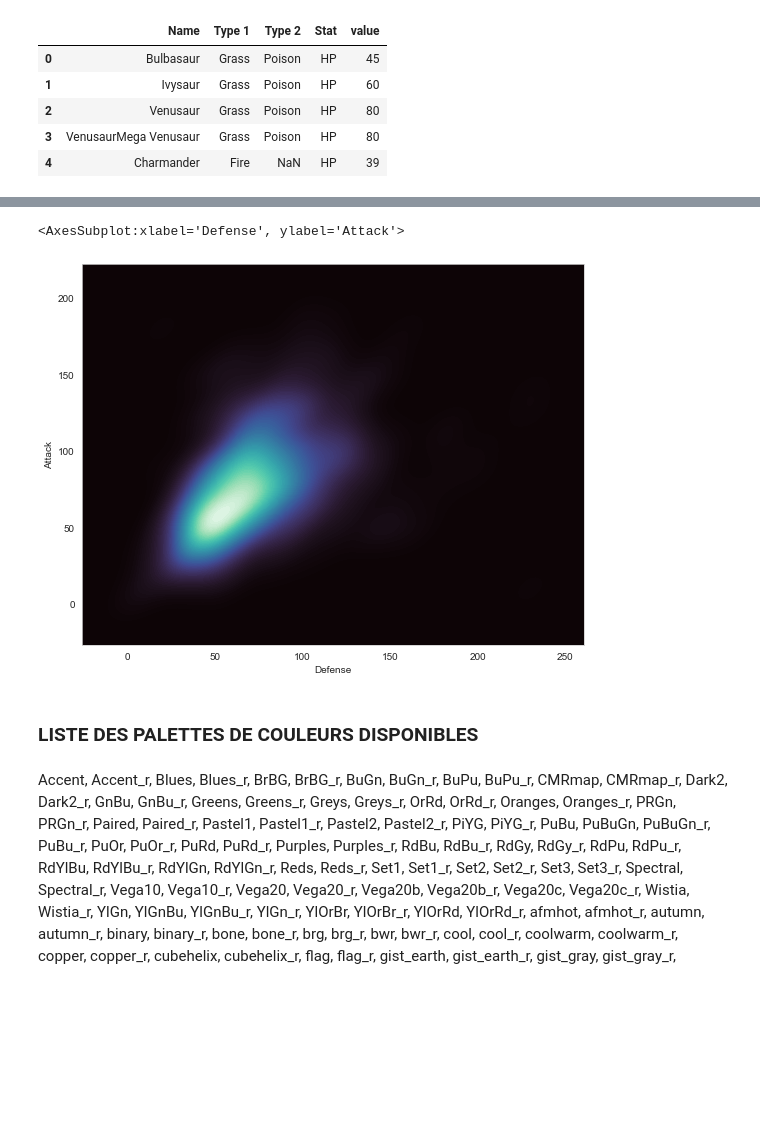
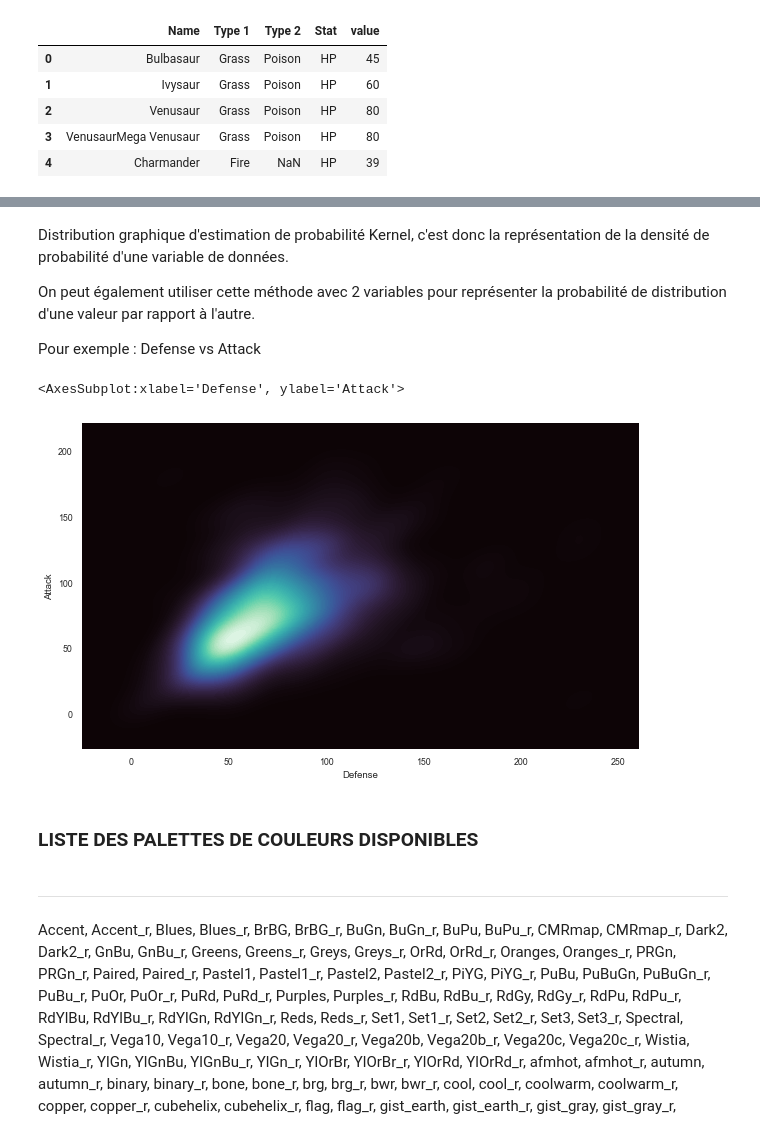
Before and after one commit to Nanogath/DemoSeaborn, a Jupyter notebook: Demo_Seaborn_Pokemon.ipynb, the cells around one changed output, grey strips where cells are left out. Saved outputs shown, nothing was run; the diff lists cells and outputs as text; code cells hidden in the pictures; blank space fills up the shorter version.

```diff
--- a/Demo_Seaborn_Pokemon.ipynb
+++ b/Demo_Seaborn_Pokemon.ipynb
@@ -161,12 +174,15 @@ pkmn_type_colors = ['#78C850',  # Grass
                     '#7038F8',  # Dragon
                    ]
 # %%
-plt.figure(figsize=[14,9])
+plt.figure(figsize = [14,9])
+sns.set_context('paper')
 
 # Violin plot avec palette de couleurs
-# Appelle de la fonction pkmn_type_colors
-sns.violinplot(x='Type 1', y='Attack', data=df,
-               palette=pkmn_type_colors)
+sns.violinplot(
+    x = 'Type 1', y = 'Attack', data = df,
+    # Appelle de la fonction pkmn_type_colors
+    palette = pkmn_type_colors
+)
 # %% [output]
 <AxesSubplot:xlabel='Type 1', ylabel='Attack'>
 [figure]
@@ -175,9 +192,16 @@ sns.violinplot(x='Type 1', y='Attack', data=df,
 # %%
+sns.set_context('paper')
+
 # Violons divisés entre hue valeurs : Legendary, split = True
-ax = sns.violinplot(x='Type 1', y='Attack', data=df, hue='Legendary',
-                    split=True, inner='quart',
-                    # palette customizable rocket, coolwarm, Paired...
-                    palette=('autumn'))
+ax = sns.violinplot(
+
+    x='Type 1', y='Attack', data=df,
+    hue='Legendary',
+    split=True, inner='quart',
+    # palette customizable rocket, coolwarm, Paired...
+    palette=('autumn')
+)
+
 ax.figure.set_size_inches((14, 6))
 # %% [output]
 [figure]
@@ -212,10 +246,14 @@ melted_df.head()
 | 3 | VenusaurMega Venusaur | Grass | Poison | HP | 80 |
 | 4 | Charmander | Fire | NaN | HP | 39 |
 # %%
+sns.set_context('paper')
+
 # Swarmplot with melted_df
-ax = sns.swarmplot(x = 'Stat', y = 'value',
-                   data = melted_df,
-                   hue = 'Type 2')
+ax = sns.swarmplot(
+    x = 'Stat', y = 'value',
+    data = melted_df,
+    hue = 'Type 1',
+)
 
-ax.figure.set_size_inches((15, 8))
+ax.figure.set_size_inches((14, 9))
 # %% [output]
@@ -225,13 +265,21 @@ ax.figure.set_size_inches((15, 8))
+# %% [markdown]
+Distribution graphique d'estimation de probabilité Kernel, c'est donc la représentation de la densité de probabilité d'une variable de données.
+
+On peut également utiliser cette méthode avec 2 variables pour représenter la probabilité de distribution d'une valeur par rapport à l'autre.
+
+Pour exemple : Defense vs Attack
 # %%
-plt.figure(figsize=[9,7])
+plt.figure(figsize = [10,6])
 
 sns.kdeplot(
-    data=df, x='Defense', y='Attack',
-    fill=True, thresh=0, levels=100, cmap='mako',
+    data = df, x = 'Defense', y = 'Attack',
+    fill = True, thresh = 0, levels = 100, cmap = 'mako'
 )
 # %% [output]
 <AxesSubplot:xlabel='Defense', ylabel='Attack'>
-[figure, old version]
+[figure, new version]
 # %% [markdown]
 ### LISTE DES PALETTES DE COULEURS DISPONIBLES
+# %% [markdown]
+---
 # %% [markdown]
```
Also changed, not shown: parts of 17 cells of this notebook.
